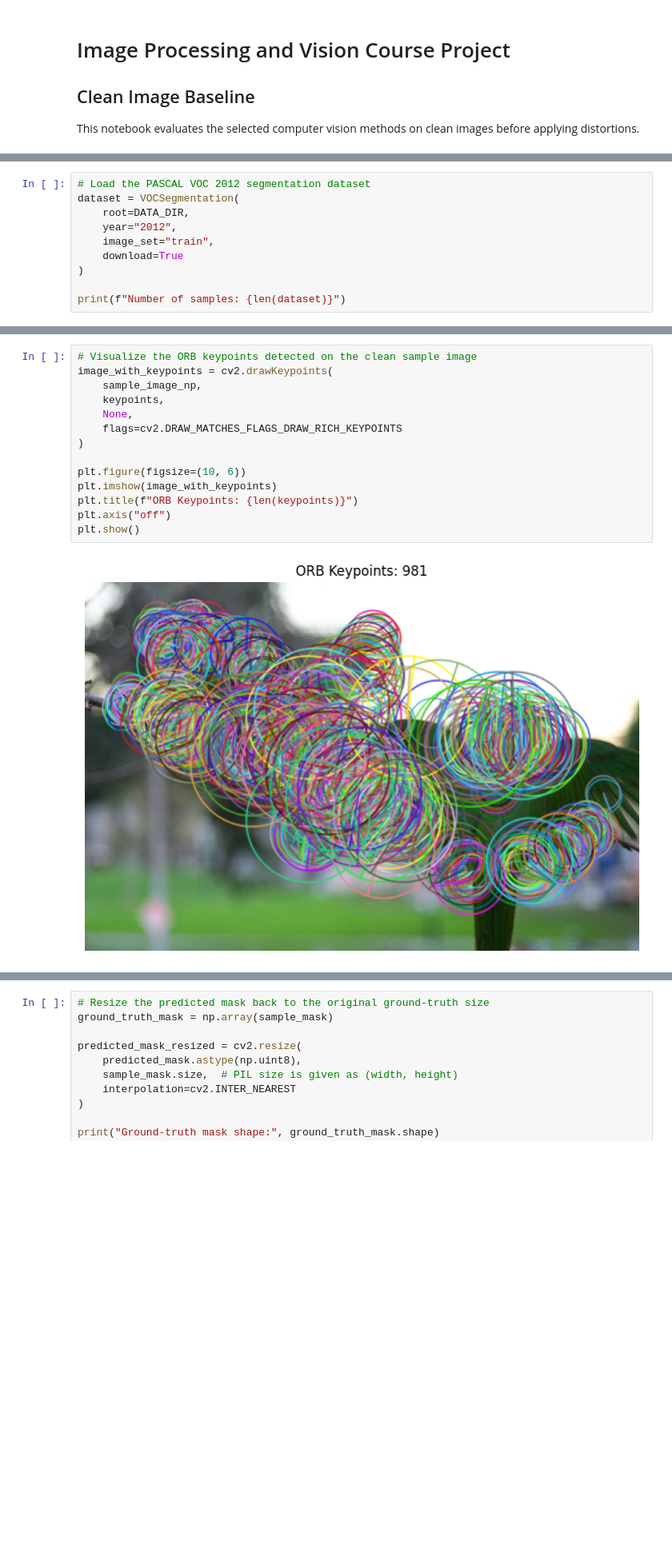
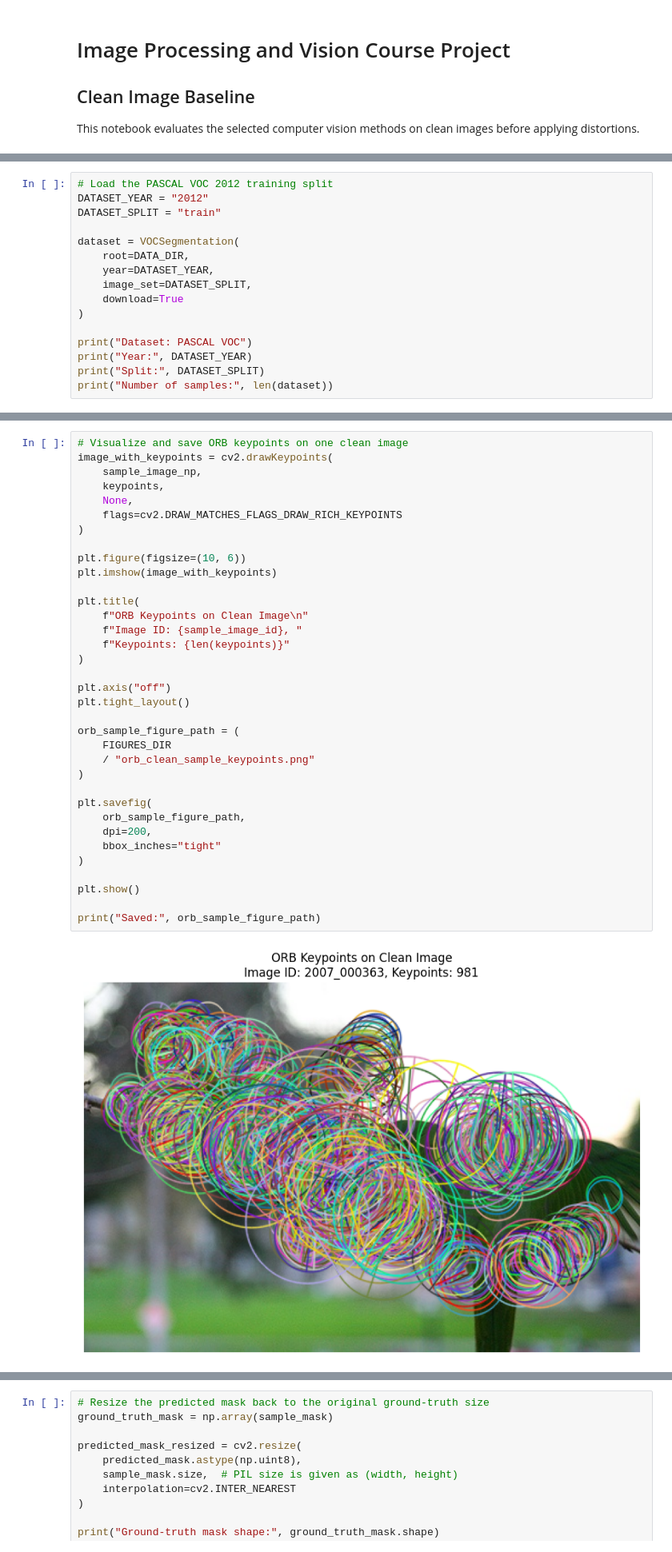
Before and after one commit to Eve-Yatzkan/Image_proccessing_project, a Jupyter notebook: notebooks/02_clean_baseline.ipynb, the cells around one changed output, grey strips where cells are left out. Shown at 80% size. Drawn from its saved outputs; the diff is of its cells as text; blank space fills up the shorter version.

```diff
--- a/notebooks/02_clean_baseline.ipynb
+++ b/notebooks/02_clean_baseline.ipynb
@@ -56,13 +80,19 @@ Data directory: /content/data
 Results directory: /content/results
 Figures directory: /content/figures
 # %%
-# Load the PASCAL VOC 2012 segmentation dataset
+# Load the PASCAL VOC 2012 training split
+DATASET_YEAR = "2012"
+DATASET_SPLIT = "train"
+
 dataset = VOCSegmentation(
     root=DATA_DIR,
-    year="2012",
-    image_set="train",
+    year=DATASET_YEAR,
+    image_set=DATASET_SPLIT,
     download=True
 )
 
-print(f"Number of samples: {len(dataset)}")
+print("Dataset: PASCAL VOC")
+print("Year:", DATASET_YEAR)
+print("Split:", DATASET_SPLIT)
+print("Number of samples:", len(dataset))
 # %% [output]
@@ -112,18 +243,39 @@ Dataset index: 11
 Number of detected keypoints: 981
 Descriptor shape: (981, 32)
 # %%
-# Visualize the ORB keypoints detected on the clean sample image
+# Visualize and save ORB keypoints on one clean image
 image_with_keypoints = cv2.drawKeypoints(
     sample_image_np,
     keypoints,
     None,
     flags=cv2.DRAW_MATCHES_FLAGS_DRAW_RICH_KEYPOINTS
 )
 
 plt.figure(figsize=(10, 6))
 plt.imshow(image_with_keypoints)
-plt.title(f"ORB Keypoints: {len(keypoints)}")
+
+plt.title(
+    f"ORB Keypoints on Clean Image\n"
+    f"Image ID: {sample_image_id}, "
+    f"Keypoints: {len(keypoints)}"
+)
+
 plt.axis("off")
+plt.tight_layout()
+
+orb_sample_figure_path = (
+    FIGURES_DIR
+    / "orb_clean_sample_keypoints.png"
+)
+
+plt.savefig(
+    orb_sample_figure_path,
+    dpi=200,
+    bbox_inches="tight"
+)
+
 plt.show()
+
+print("Saved:", orb_sample_figure_path)
 # %% [output]
-[figure, old version]
+[figure, new version]
```
Also changed, not shown: parts of 38 cells of this notebook.
